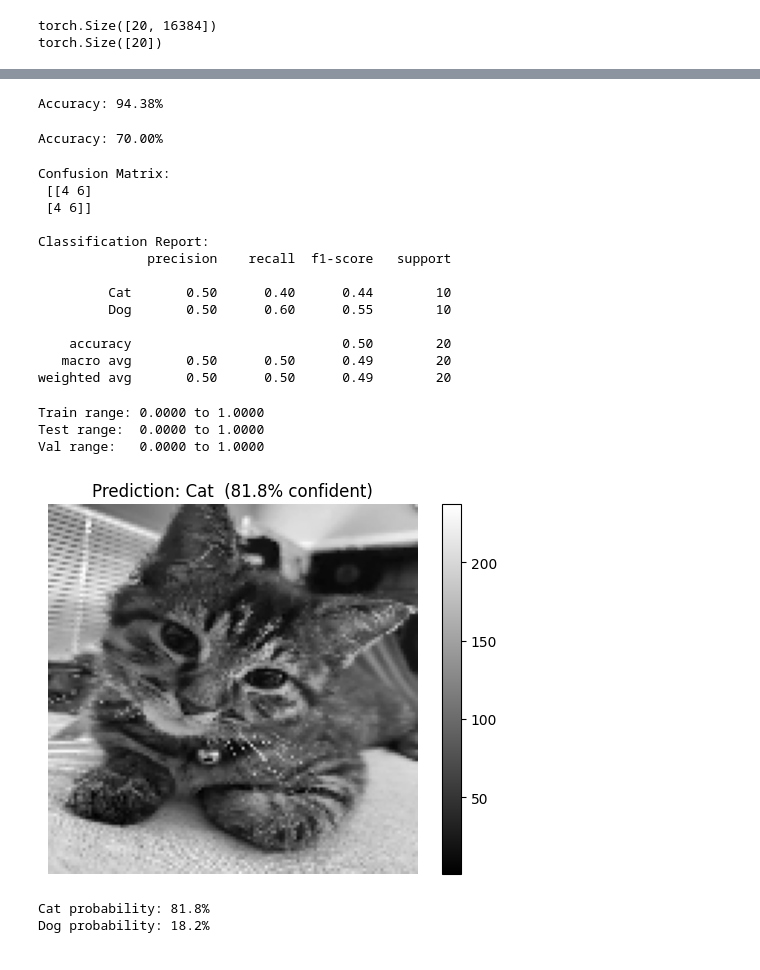
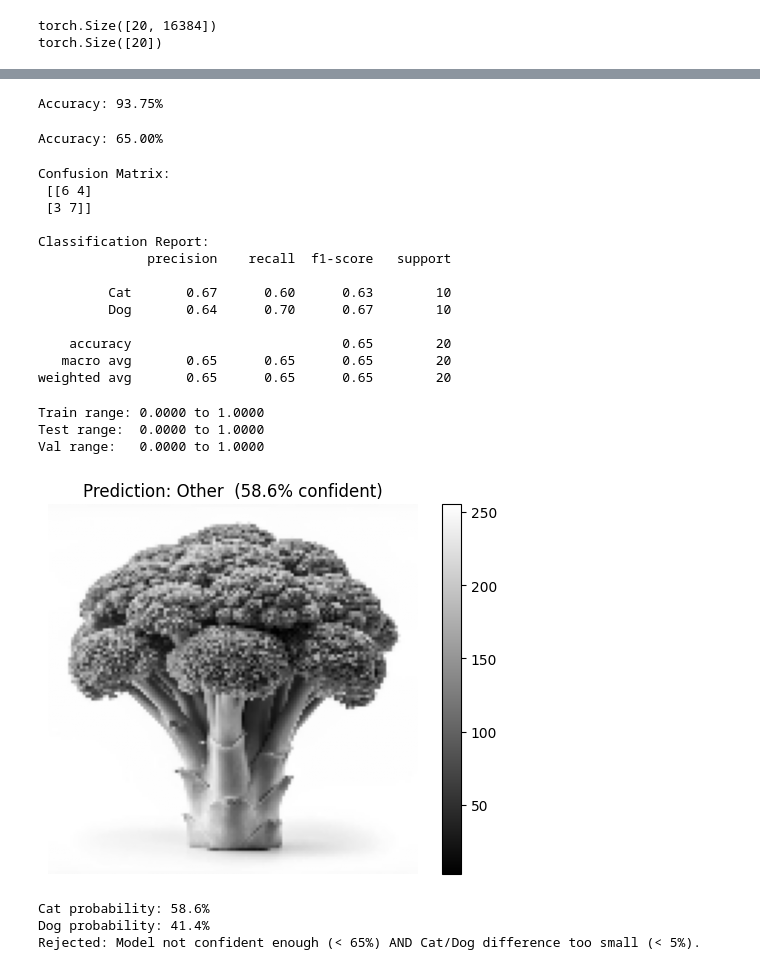
Before and after one commit to hong86097-afk/CatandDog, a Jupyter notebook: pro_4.ipynb, the cells around one changed output, grey strips where cells are left out. Cells and saved outputs as stored; diff of their text form; code cells hidden in the pictures.

```diff
--- a/pro_4.ipynb
+++ b/pro_4.ipynb
@@ -111,17 +111,11 @@ print(y_val_tensor.shape)
 torch.Size([20, 16384])
 torch.Size([20])
 # %%
-# # define model
-def my_ANN (X, w1,b1,w2,b2,w3,b3):
-#     # layer 1
-     Z1 = torch.matmul(X,w1) + b1
-     A1 = torch.relu(Z1)
-#     # layer 2
-     Z2 = torch.matmul(A1,w2 ) + b2
-     A2 = torch.relu(Z2)
-#     # layer 3
-     Z3 = torch.matmul(A2,w3) + b3
-     return Z3
+def my_ANN(X, W1, b1, W2, b2, W3, b3):
+    Z1 = torch.relu(X @ W1 + b1)
+    Z2 = torch.relu(Z1 @ W2 + b2)
+    Z3 = Z2 @ W3 + b3
+    return Z3   # raw logits
 # %%
 from torch.utils.data import TensorDataset, DataLoader
 # Training
@@ -130,15 +124,9 @@ b1 = torch.randn(1, 128, requires_grad=True)
 b2 = torch.randn(1, 64, requires_grad=True)
 b3 = torch.randn(1, 2, requires_grad=True)
 
-W1 = torch.randn(16384, 128) * 0.01
-W1.requires_grad_()
-
-W2 = torch.randn(128, 64) * 0.01
-W2.requires_grad_()
-
-W3 = torch.randn(64, 2) * 0.01
-W3.requires_grad_()
-
+W1 = (torch.randn(16384, 128) * (1/16384**0.5)).requires_grad_(True)
+W2 = (torch.randn(128, 64) * (1/128**0.5)).requires_grad_(True)
+W3 = (torch.randn(64, 2) * (1/64**0.5)).requires_grad_(True)
 
 
 
@@ -198,14 +186,14 @@ y_pred = torch.argmax(Z,dim=1)
 acc = torch.mean((y_pred == y_train_tensor).float())
 print(f"Accuracy: {acc*100:.2f}%")
 # %% [output]
-Accuracy: 94.38%
+Accuracy: 93.75%
 # %%
 Z_test = my_ANN(X_test_tensor, W1, b1, W2, b2, W3, b3)
 y_pred_test = torch.argmax(Z_test, dim=1)
 acc_test = torch.mean((y_pred_test == y_test_tensor).float())
 print(f"Accuracy: {acc_test*100:.2f}%")
 # %% [output]
-Accuracy: 70.00%
+Accuracy: 65.00%
 # %%
 from sklearn.metrics import confusion_matrix, classification_report
 import numpy as np
@@ -232,18 +220,18 @@ print("\nClassification Report:")
 print(classification_report(y_true, y_pred, target_names=["Cat", "Dog"]))
 # %% [output]
 Confusion Matrix:
- [[4 6]
- [4 6]]
+ [[6 4]
+ [3 7]]
 
 Classification Report:
               precision    recall  f1-score   support
 
-         Cat       0.50      0.40      0.44        10
-         Dog       0.50      0.60      0.55        10
+         Cat       0.67      0.60      0.63        10
+         Dog       0.64      0.70      0.67        10
 
-    accuracy                           0.50        20
-   macro avg       0.50      0.50      0.49        20
-weighted avg       0.50      0.50      0.49        20
+    accuracy                           0.65        20
+   macro avg       0.65      0.65      0.65        20
+weighted avg       0.65      0.65      0.65        20
 # %%
 print(f"Train range: {X_train_tensor.min():.4f} to {X_train_tensor.max():.4f}")
 print(f"Test range:  {X_test_tensor.min():.4f} to {X_test_tensor.max():.4f}")
@@ -283,37 +271,38 @@ def predict_one(image_path, size=(128, 128), threshold=0.80, margin=0.15):
     # Confidence and margin checks
     cat_conf = probs[0, 0].item()
     dog_conf = probs[0, 1].item()
 
     diff = abs(cat_conf - dog_conf)
     threshold = 0.65
     margin = 0.05
     if top_conf < threshold or diff < margin:
         name = "Other"
     else:
         name = class_names[pred]
 
     confidence = top_conf * 100
 
     # Show image with prediction
     plt.imshow(img_resized, cmap="gray")
     plt.axis("off")
     plt.title(f"Prediction: {name}  ({confidence:.1f}% confident)")
     plt.colorbar()
     plt.show()
 
     print(f"Cat probability: {cat_conf*100:.1f}%")
     print(f"Dog probability: {dog_conf*100:.1f}%")
 
     if name == "Other":
         print(f"Rejected: Model not confident enough (< {threshold*100:.0f}%) "
               f"AND Cat/Dog difference too small (< {margin*100:.0f}%).")
 
     return name
-name = predict_one(r'D:\ITC\Year3\I3 s2\Introduction_Machinlearning\Project\project4\example\52.jpg')
+name = predict_one(r'D:\ITC\Year3\I3 s2\Introduction_Machinlearning\Project\project4\example\50.jpg')
 # %% [output]
-[figure, old version]
+[figure, new version]
-Cat probability: 81.8%
-Dog probability: 18.2%
+Cat probability: 58.6%
+Dog probability: 41.4%
+Rejected: Model not confident enough (< 65%) AND Cat/Dog difference too small (< 5%).
 # %%
 # Save new weights after good training
 torch.save({
```
Also changed, not shown: parts of 2 cells of this notebook.
